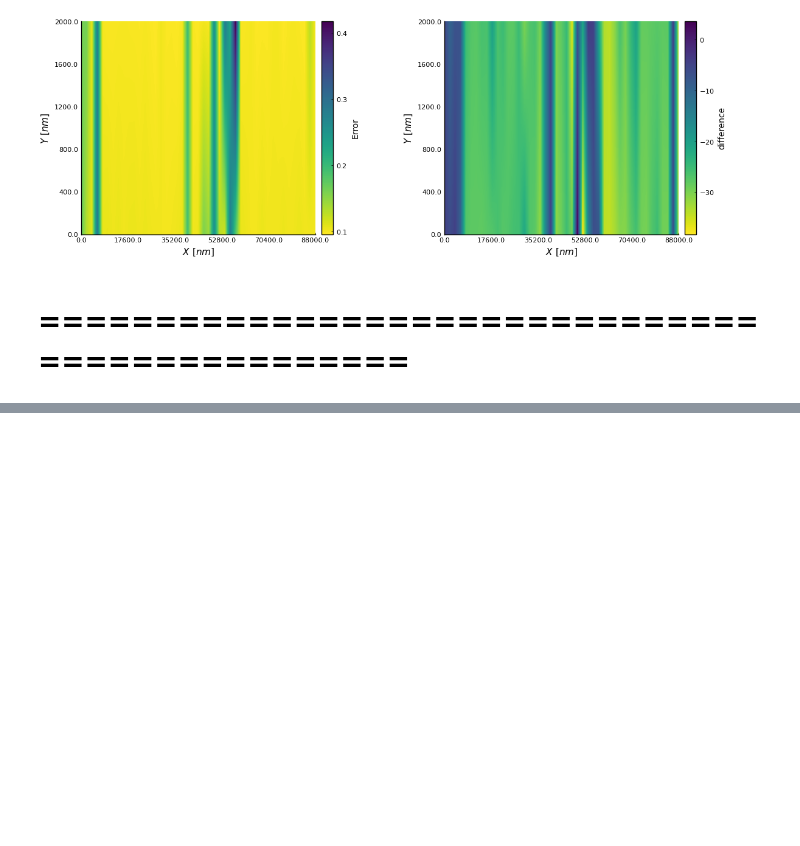
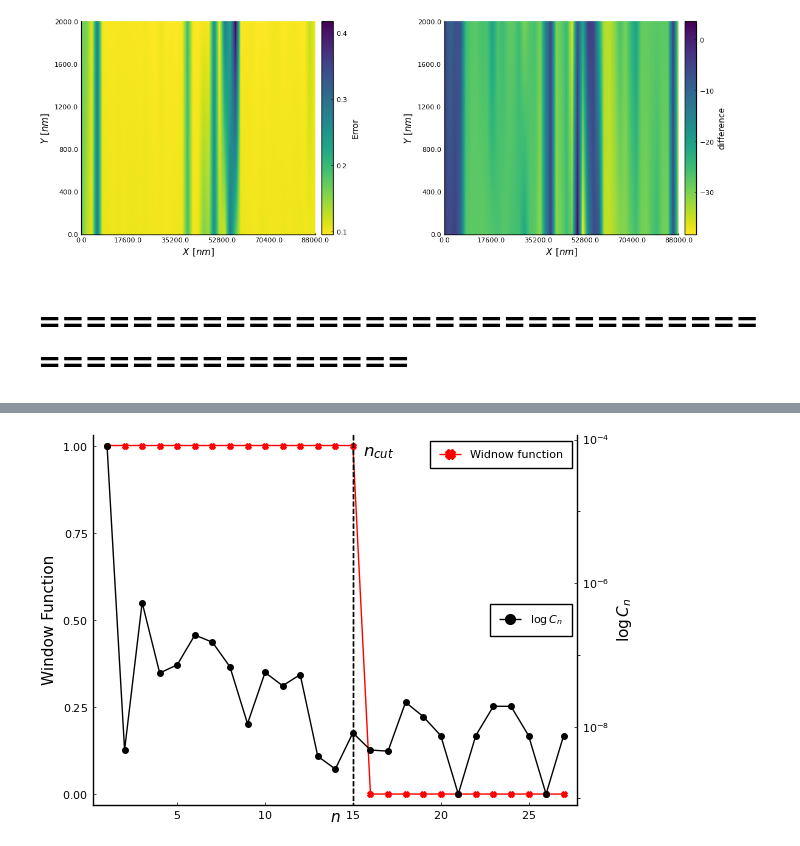
Before and after one commit to Gabmtzz/juDataNSOM, a Jupyter notebook: notebook/nsomdata.ipynb, the cells around one changed output, grey strips where cells are left out. Drawn from its saved outputs; the diff is of its cells as text; code cells hidden in the pictures; blank space fills up the shorter version.

```diff
--- a/notebook/nsomdata.ipynb
+++ b/notebook/nsomdata.ipynb
@@ -64,0 +52,6 @@ DataAnNSOM.PlotFilter(PSD,indices,nct)
+# %%
+PSD,dataF = DataAnNSOM.GetFourierCoefs1(datIm[1,:])
+_,indices = DataAnNSOM.GetFilteredData1(dataF,nct)
+DataAnNSOM.PlotFilter(PSD,indices,nct)
+# %% [output]
+[figure, added]
```
Also changed, not shown: parts of 6 cells of this notebook, 1 other file.
